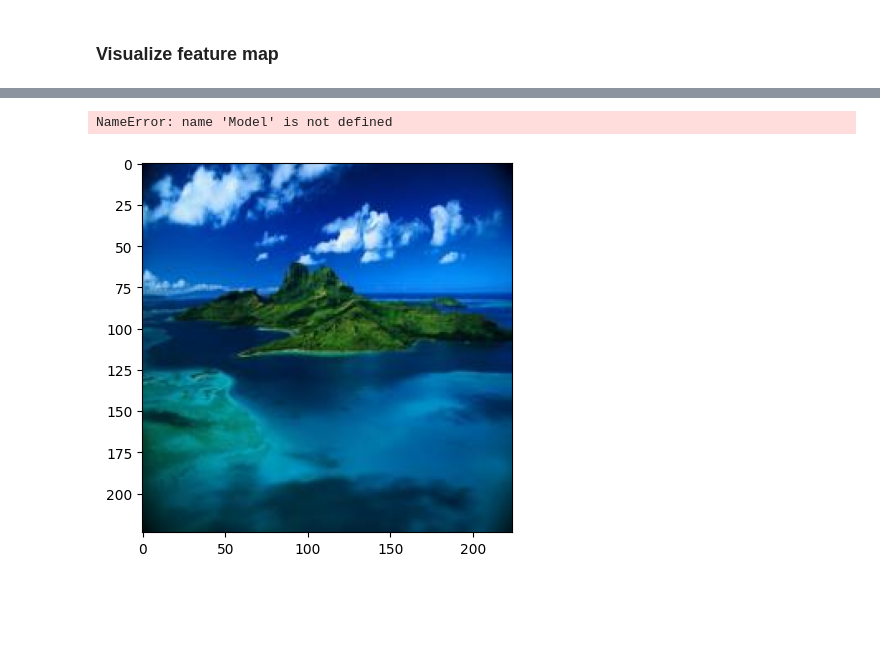
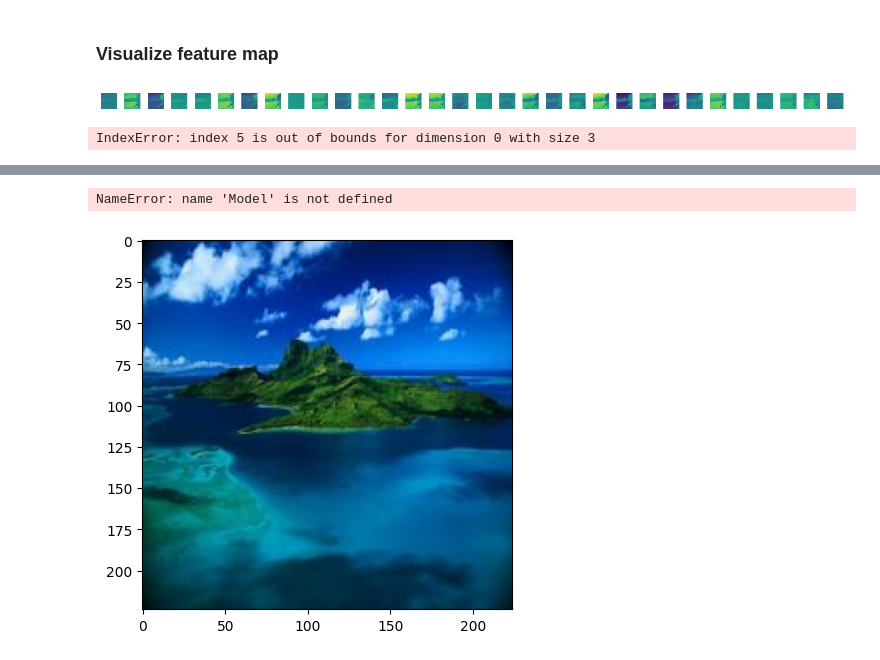
Before and after one commit to ChristofferDreist/RedditUpvotes, a Jupyter notebook: Dataset download.ipynb, the cells around one changed output, grey strips where cells are left out. Drawn from its saved outputs; the diff is of its cells as text; code cells hidden in the pictures; blank space fills up the shorter version.

```diff
--- a/Dataset download.ipynb
+++ b/Dataset download.ipynb
@@ -560,34 +568,86 @@ def visualize_feature_maps(model, input_image, layer_index):
     model.eval()
     with torch.no_grad():
         output = model(input_image)
 
     # Extract the feature maps from the captured activations
     feature_maps = activations[0]
 
     # Visualize the feature maps
     num_maps = feature_maps.shape[1]
     fig, axes = plt.subplots(1, num_maps, figsize=(15, 3))
 
     # Denormalize and plot each feature map
     for i in range(num_maps):
         feature_map = feature_maps[0, i].cpu().numpy()
         feature_map = (feature_map - np.min(feature_map)) / (np.max(feature_map) - np.min(feature_map))  # Normalize to [0, 1]
         axes[i].imshow(feature_map)
         axes[i].axis('off')
 
     # Clean up the hook
     hook_handle.remove()
 
     # Show the plot
     plt.tight_layout()
     plt.show()
 
 # Assuming you have the trained model and an input image tensor
 trained_model = model
-input_image = images[5]  # Replace with your input image tensor
+input_image = images[1]  # Replace with your input image tensor
 
 # Visualize the feature maps from the first convolutional layer (layer index 0)
 visualize_feature_maps(trained_model, input_image, 0)
+# %% [output]
+[figure, added]
+# %%
+import torch
+import numpy as np
+import matplotlib.pyplot as plt
+
+def visualize_feature_maps(model, input_image, layer_index):
+    # Create a forward hook to capture the output of the desired layer
+    activations = []
+    def hook(module, input, output):
+        activations.append(output.detach())
+    target_layer = list(model.children())[layer_index]
+    hook_handle = target_layer.register_forward_hook(hook)
+
+    # Add a batch dimension to the input image tensor
+    input_image = input_image.unsqueeze(0)
+
+    # Pass the input image through the model
+    model.eval()
+    with torch.no_grad():
+        output = model(input_image)
+
+    # Extract the feature maps from the captured activations
+    feature_maps = activations[0]
+
+    # Visualize the feature maps
+    num_maps = feature_maps.shape[1]
+    fig, axes = plt.subplots(1, num_maps, figsize=(15, 3))
+
+    # Denormalize and plot each feature map
+    for i in range(num_maps):
+        feature_map = feature_maps[0, i].cpu().numpy()
+        feature_map = (feature_map - np.min(feature_map)) / (np.max(feature_map) - np.min(feature_map))  # Normalize to [0, 1]
+        axes[i].imshow(feature_map)
+        axes[i].axis('off')
+
+    # Clean up the hook
+    hook_handle.remove()
+
+    # Show the plot
+    plt.tight_layout()
+    plt.show()
+
+# Assuming you have the trained model and an input image tensor
+trained_model = Model()  # Replace with your trained CNN model
+input_image = images[5]  # Replace with your input image tensor
+
+# Visualize the feature maps from the first convolutional layer (layer index 0)
+visualize_feature_maps(trained_model, input_image, 0)
+# %% [output]
+IndexError: index 5 is out of bounds for dimension 0 with size 3
 # %%
 import matplotlib.pyplot as plt
 import numpy as np
```
Also changed, not shown: parts of 16 cells of this notebook.
